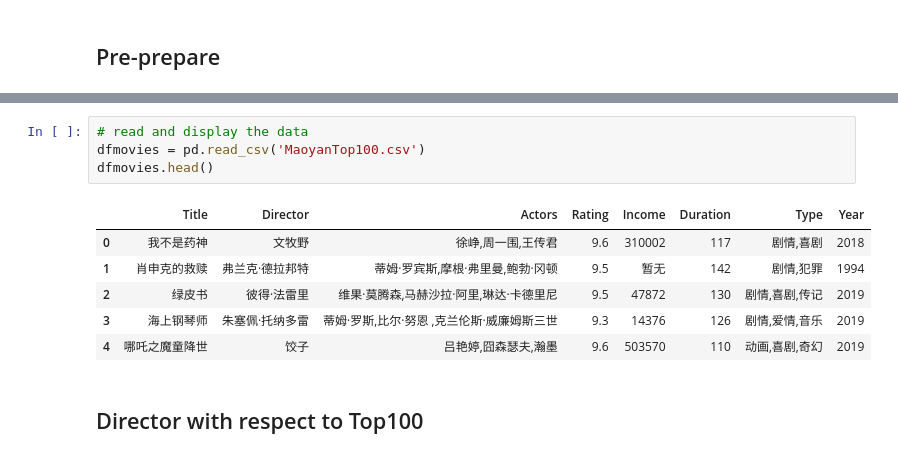
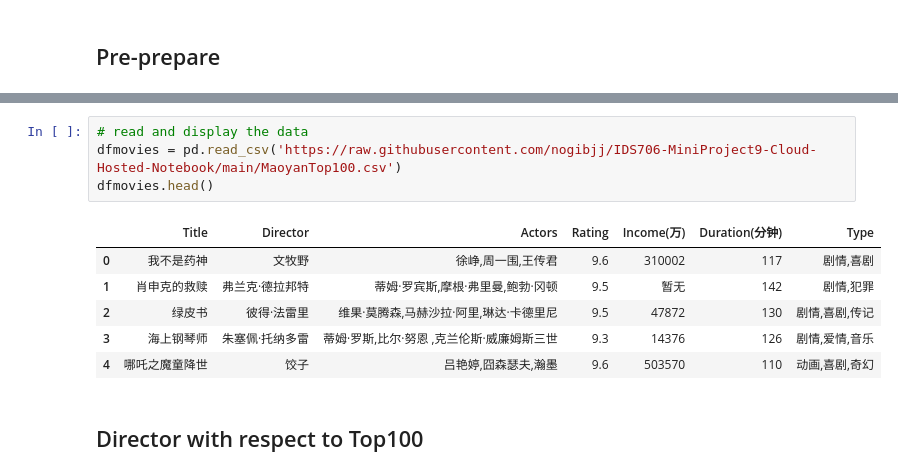
Before and after one commit to nogibjj/IDS706-MiniProject9-Cloud-Hosted-Notebook, a Jupyter notebook: MaoyanTop100.ipynb, the cells around one changed output, grey strips where cells are left out. Drawn from its saved outputs; the diff is of its cells as text.

```diff
--- a/MaoyanTop100.ipynb
+++ b/MaoyanTop100.ipynb
@@ -23,14 +45,14 @@ import random
 # %%
 # read and display the data
-dfmovies = pd.read_csv('MaoyanTop100.csv')
+dfmovies = pd.read_csv('https://raw.githubusercontent.com/nogibjj/IDS706-MiniProject9-Cloud-Hosted-Notebook/main/MaoyanTop100.csv')
 dfmovies.head()
 # %% [output]
-|  | Title | Director | Actors | Rating | Income | Duration | Type | Year |
-| 0 | 我不是药神 | 文牧野 | 徐峥,周一围,王传君 | 9.6 | 310002 | 117 | 剧情,喜剧 | 2018 |
-| 1 | 肖申克的救赎 | 弗兰克·德拉邦特 | 蒂姆·罗宾斯,摩根·弗里曼,鲍勃·冈顿 | 9.5 | 暂无 | 142 | 剧情,犯罪 | 1994 |
-| 2 | 绿皮书 | 彼得·法雷里 | 维果·莫腾森,马赫沙拉·阿里,琳达·卡德里尼 | 9.5 | 47872 | 130 | 剧情,喜剧,传记 | 2019 |
-| 3 | 海上钢琴师 | 朱塞佩·托纳多雷 | 蒂姆·罗斯,比尔·努恩 ,克兰伦斯·威廉姆斯三世 | 9.3 | 14376 | 126 | 剧情,爱情,音乐 | 2019 |
-| 4 | 哪吒之魔童降世 | 饺子 | 吕艳婷,囧森瑟夫,瀚墨 | 9.6 | 503570 | 110 | 动画,喜剧,奇幻 | 2019 |
+|  | Title | Director | Actors | Rating | Income(万) | Duration(分钟) | Type |
+| 0 | 我不是药神 | 文牧野 | 徐峥,周一围,王传君 | 9.6 | 310002 | 117 | 剧情,喜剧 |
+| 1 | 肖申克的救赎 | 弗兰克·德拉邦特 | 蒂姆·罗宾斯,摩根·弗里曼,鲍勃·冈顿 | 9.5 | 暂无 | 142 | 剧情,犯罪 |
+| 2 | 绿皮书 | 彼得·法雷里 | 维果·莫腾森,马赫沙拉·阿里,琳达·卡德里尼 | 9.5 | 47872 | 130 | 剧情,喜剧,传记 |
+| 3 | 海上钢琴师 | 朱塞佩·托纳多雷 | 蒂姆·罗斯,比尔·努恩 ,克兰伦斯·威廉姆斯三世 | 9.3 | 14376 | 126 | 剧情,爱情,音乐 |
+| 4 | 哪吒之魔童降世 | 饺子 | 吕艳婷,囧森瑟夫,瀚墨 | 9.6 | 503570 | 110 | 动画,喜剧,奇幻 |
 # %% [markdown]
 ## Director with respect to Top100
 # %%
```
Also changed, not shown: parts of 19 cells of this notebook.
